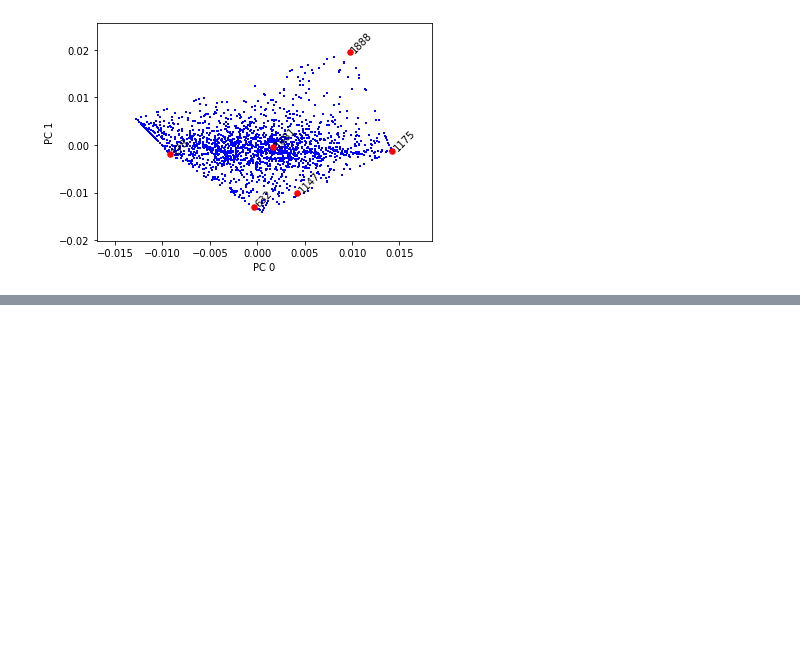
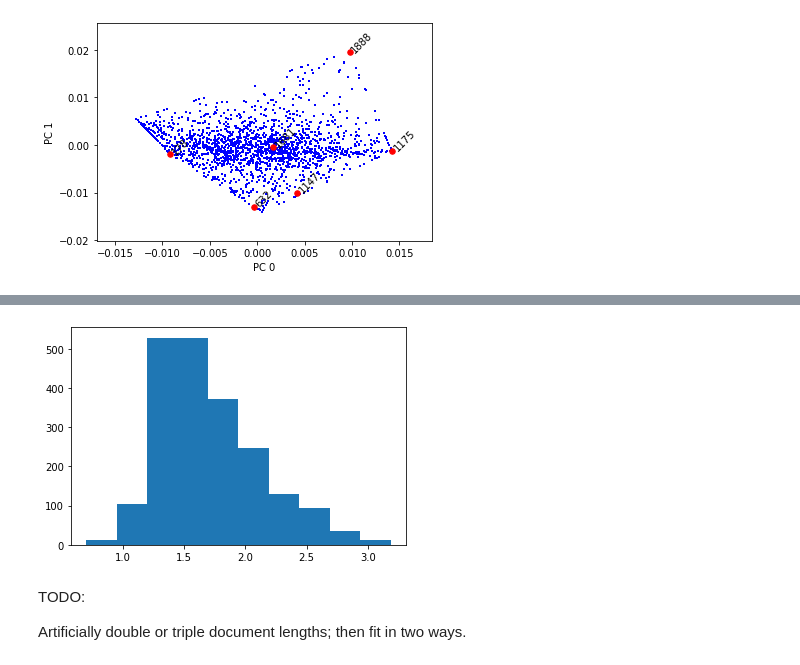
Before and after one commit to zihao12/pyJSMF-RAW, a Jupyter notebook: experiments/findK-correction-jk-shrinkage-realdata.ipynb, the cells around one changed output, grey strips where cells are left out. Drawn from its saved outputs; the diff is of its cells as text; code cells hidden in the pictures; blank space fills up the shorter version.

```diff
--- a/experiments/findK-correction-jk-shrinkage-realdata.ipynb
+++ b/experiments/findK-correction-jk-shrinkage-realdata.ipynb
@@ -230,0 +278,9 @@ step 2
+# %%
+plt.hist(np.log10((Y > 0).sum(axis = 0)))
+plt.show()
+# %% [output]
+[figure, added]
+# %% [markdown]
+TODO:
+
+Artificially double or triple document lengths; then fit in two ways.
```
Also changed, not shown: parts of 5 cells of this notebook, 1 other file.
